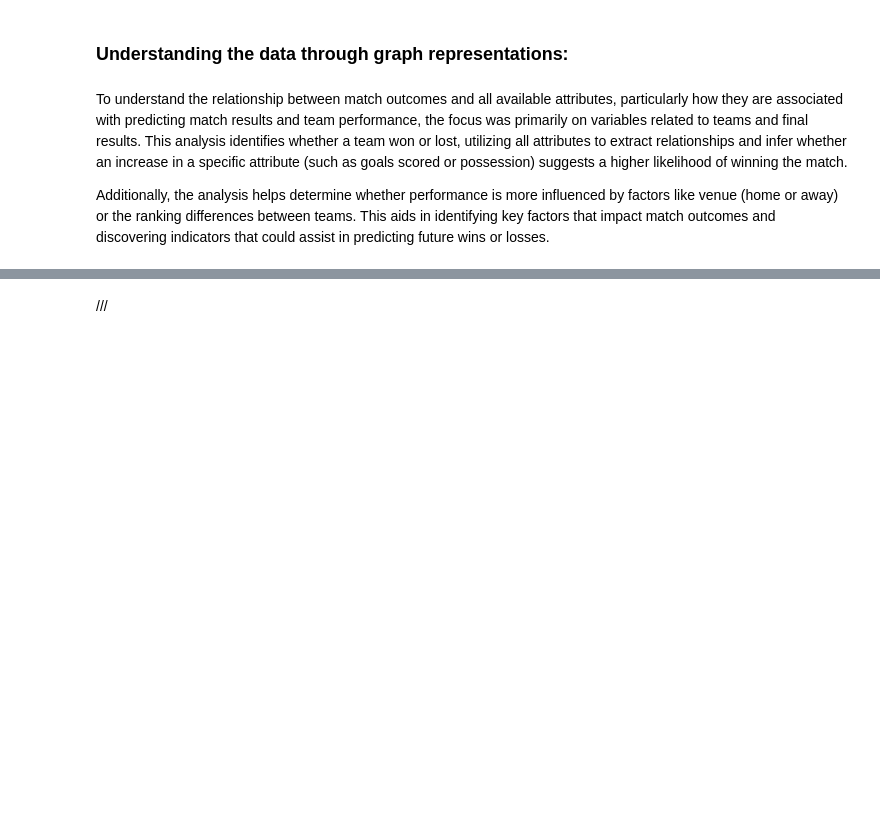
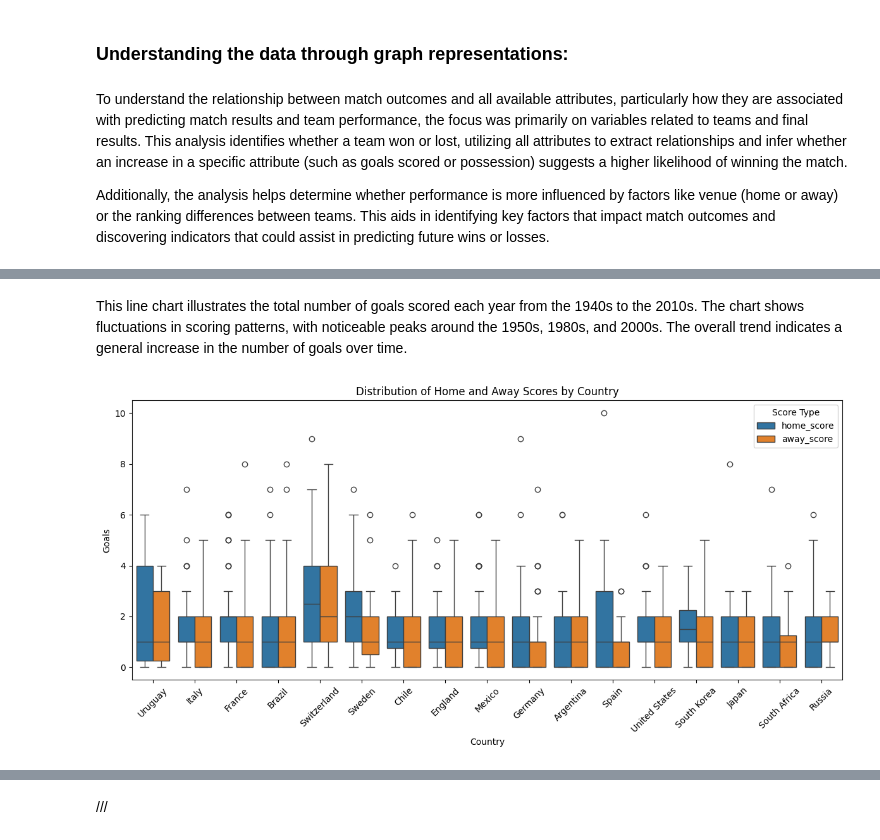
Before and after one commit to Aljwharah9/Project-IT-326, a Jupyter notebook: Phase_1_&_2.ipynb, the cells around one changed output, grey strips where cells are left out. Drawn from its saved outputs; the diff is of its cells as text; code cells hidden in the pictures; blank space fills up the shorter version.

```diff
--- a/Phase_1_&_2.ipynb
+++ b/Phase_1_&_2.ipynb
@@ -146,0 +200,27 @@ Additionally, the analysis helps determine whether performance is more influence
+# %% [markdown]
+This line chart illustrates the total number of goals scored each year from the 1940s to the 2010s. The chart shows fluctuations in scoring patterns, with noticeable peaks around the 1950s, 1980s, and 2000s. The overall trend indicates a general increase in the number of goals over time.
+# %%
+import seaborn as sns
+
+# Melt the DataFrame to have a single column for scores
+melted_data = data.melt(id_vars=['country'], value_vars=['home_score', 'away_score'],
+                         var_name='Score Type', value_name='Score')
+
+# Set the figure size for the plots
+plt.figure(figsize=(12, 6))
+
+# Create box plots for home and away scores by country
+sns.boxplot(x='country', y='Score', hue='Score Type', data=melted_data)
+
+# Customize the plot
+plt.title('Distribution of Home and Away Scores by Country')
+plt.xlabel('Country')
+plt.ylabel('Goals')
+plt.xticks(rotation=45)
+plt.legend(title='Score Type')
+
+# Show the plot
+plt.tight_layout()
+plt.show()
+# %% [output]
+[figure, added]
```
Also changed, not shown: parts of 18 cells of this notebook.
